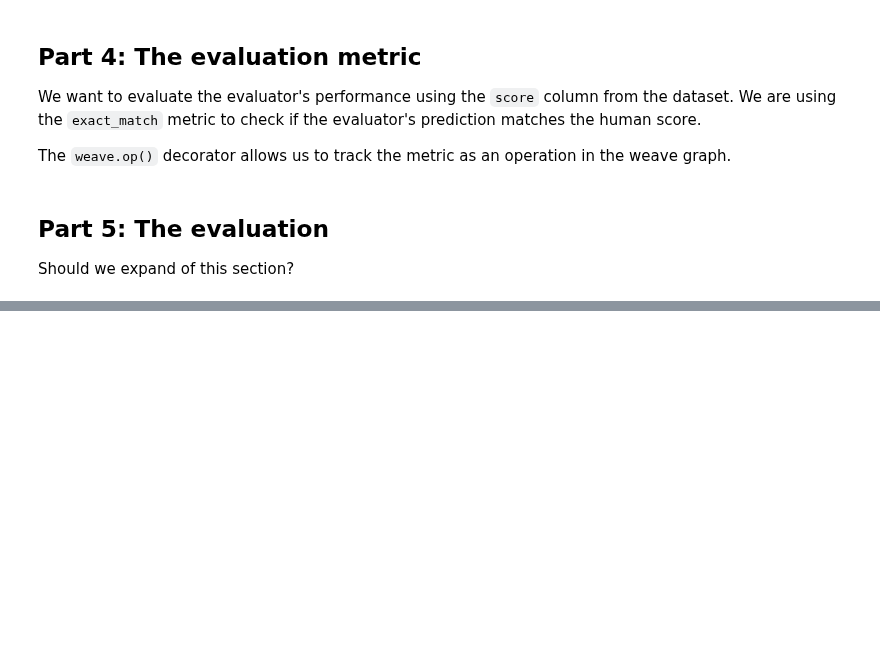
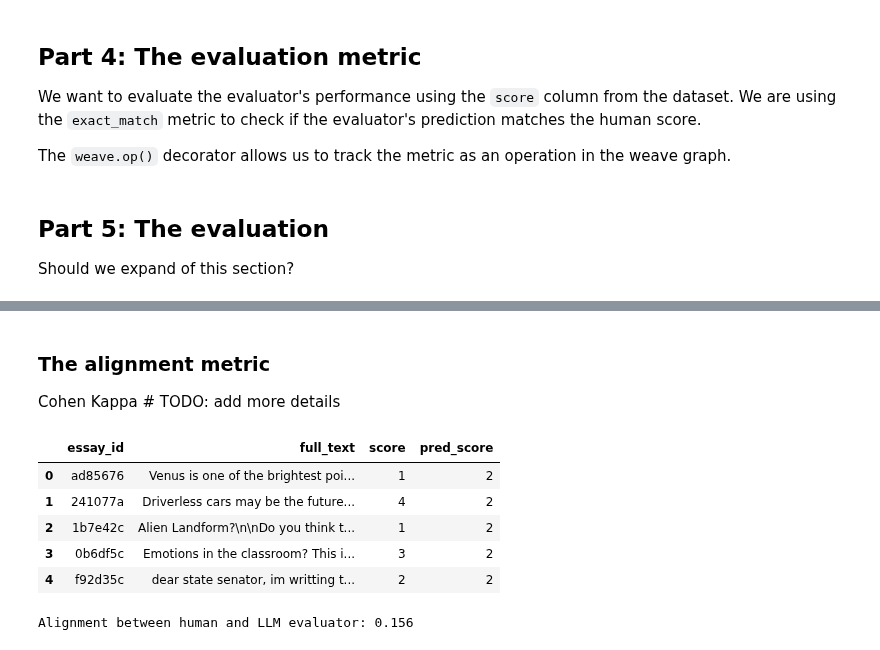
Before and after one commit to wandb/edu, a Jupyter notebook: llm-evaluators/notebooks/chapter02_1.ipynb, the cells around one changed output, grey strips where cells are left out. Saved outputs shown, nothing was run; the diff lists cells and outputs as text; code cells hidden in the pictures; blank space fills up the shorter version.

Commit message:
update with alignment score and improvements

```diff
--- a/llm-evaluators/notebooks/chapter02_1.ipynb
+++ b/llm-evaluators/notebooks/chapter02_1.ipynb
@@ -16,6 +19,6 @@ nest_asyncio.apply()
 # %%
 # initialize weave
-weave.init(project_name="eval-course/eval-course-dev")
+weave_client =weave.init(project_name="eval-course/eval-course-dev")
 # %% [output]
 Logged in as Weights & Biases user: ayut.
 View Weave data at https://wandb.ai/eval-course/eval-course-dev/weave
@@ -259,0 +270,73 @@ Evaluation summary
+# %% [markdown]
+### The alignment metric
+
+Cohen Kappa # TODO: add more details
+# %%
+def get_evaluation_predictions(eval_call_id: str) -> pd.DataFrame:
+    """
+    Retrieves evaluation predictions from a Weave call and returns them as a DataFrame.
+
+    Args:
+        eval_call_id (str): The ID of the Weave evaluation call to analyze
+
+    Returns:
+        pd.DataFrame: DataFrame containing the evaluation data with predictions
+    """
+    eval_calls = weave_client.get_call(eval_call_id)
+
+    predictions = []
+    for eval_call in eval_calls.children():
+        if eval_call.op_name.split("/")[-1].split(":")[0] == "Evaluation.predict_and_score":
+            _eval_call = weave_client.get_call(eval_call.id)
+            data = dict(_eval_call.inputs["example"])
+            data.update({"pred_score": dict(_eval_call.output)["model_output"]["score"]})
+            predictions.append(data)
+
+    return pd.DataFrame(predictions)
+
+# Get evaluation predictions
+eval_df = get_evaluation_predictions("0192d20a-d23a-7461-8c1a-528820d8d0a2")
+eval_df.head()
+# %% [output]
+|  | essay_id | full_text | score | pred_score |
+| 0 | ad85676 | Venus is one of the brightest poi... | 1 | 2 |
+| 1 | 241077a | Driverless cars may be the future... | 4 | 2 |
+| 2 | 1b7e42c | Alien Landform?\n\nDo you think t... | 1 | 2 |
+| 3 | 0b6df5c | Emotions in the classroom? This i... | 3 | 2 |
+| 4 | f92d35c | dear state senator, im writting t... | 2 | 2 |
+# %%
+def calculate_cohen_kappa(df: pd.DataFrame, labels: list) -> float:
+    """
+    Calculate Cohen's Kappa score between human scores and model predictions.
+
+    Args:
+        df (pd.DataFrame): DataFrame containing 'score' and 'pred_score' columns
+        labels (list): List of label values to consider in the calculation
+
+    Returns:
+        float: Cohen's Kappa score with linear weights
+
+    Raises:
+        AssertionError: If required columns 'score' or 'pred_score' are missing from DataFrame
+    """
+    required_cols = ['score', 'pred_score']
+    missing_cols = [col for col in required_cols if col not in df.columns]
+
+    assert len(missing_cols) == 0, (
+        f"DataFrame is missing required columns: {missing_cols}. "
+        f"Please ensure DataFrame contains both 'score' and 'pred_score' columns."
+    )
+
+    from sklearn.metrics import cohen_kappa_score
+    return cohen_kappa_score(
+        df['score'],
+        df['pred_score'],
+        labels=labels,
+        weights='linear'
+    )
+
+# Calculate Cohen's Kappa score for scores 1-6
+kappa = calculate_cohen_kappa(eval_df, labels=list(range(1,7)))
+print(f"Alignment between human and LLM evaluator: {kappa:.3f}")
+# %% [output]
+Alignment between human and LLM evaluator: 0.156
```
Also changed, not shown: parts of 16 cells of this notebook.
